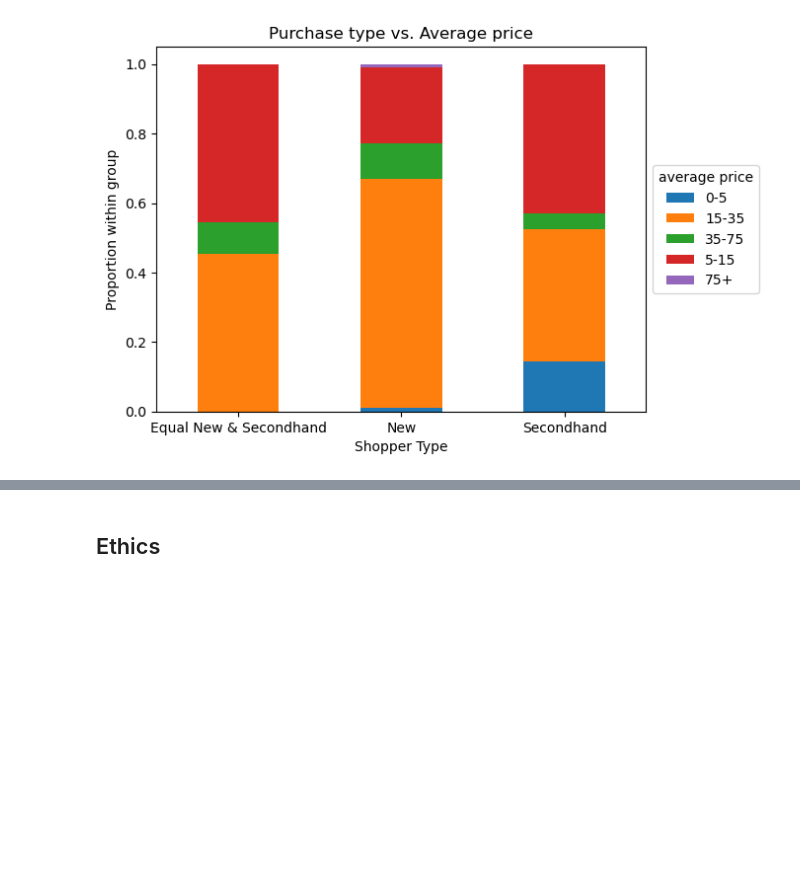
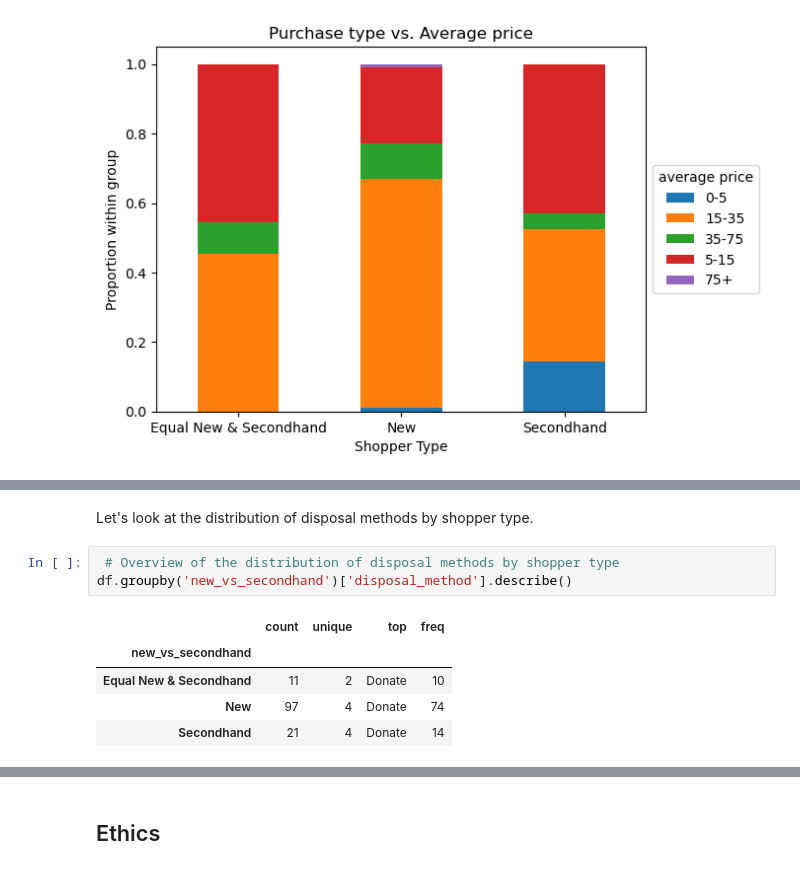
Before and after one commit to COGS108/Group018_WI26, a Jupyter notebook: 02-EDACheckpoint.ipynb, the cells around one changed output, grey strips where cells are left out. Cells and saved outputs as stored; diff of their text form; blank space fills up the shorter version.

```diff
--- a/02-EDACheckpoint.ipynb
+++ b/02-EDACheckpoint.ipynb
@@ -284,0 +289,11 @@ Some more words and stuff.  Remember notebooks work best if you interleave the c
+# %% [markdown]
+Let's look at the distribution of disposal methods by shopper type.
+# %%
+ # Overview of the distribution of disposal methods by shopper type
+df.groupby('new_vs_secondhand')['disposal_method'].describe()
+# %% [output]
+|  | count | unique | top | freq |
+| new_vs_secondhand |  |  |  |  |
+| Equal New & Secondhand | 11 | 2 | Donate | 10 |
+| New | 97 | 4 | Donate | 74 |
+| Secondhand | 21 | 4 | Donate | 14 |
```
Also changed, not shown: parts of 14 cells of this notebook.
